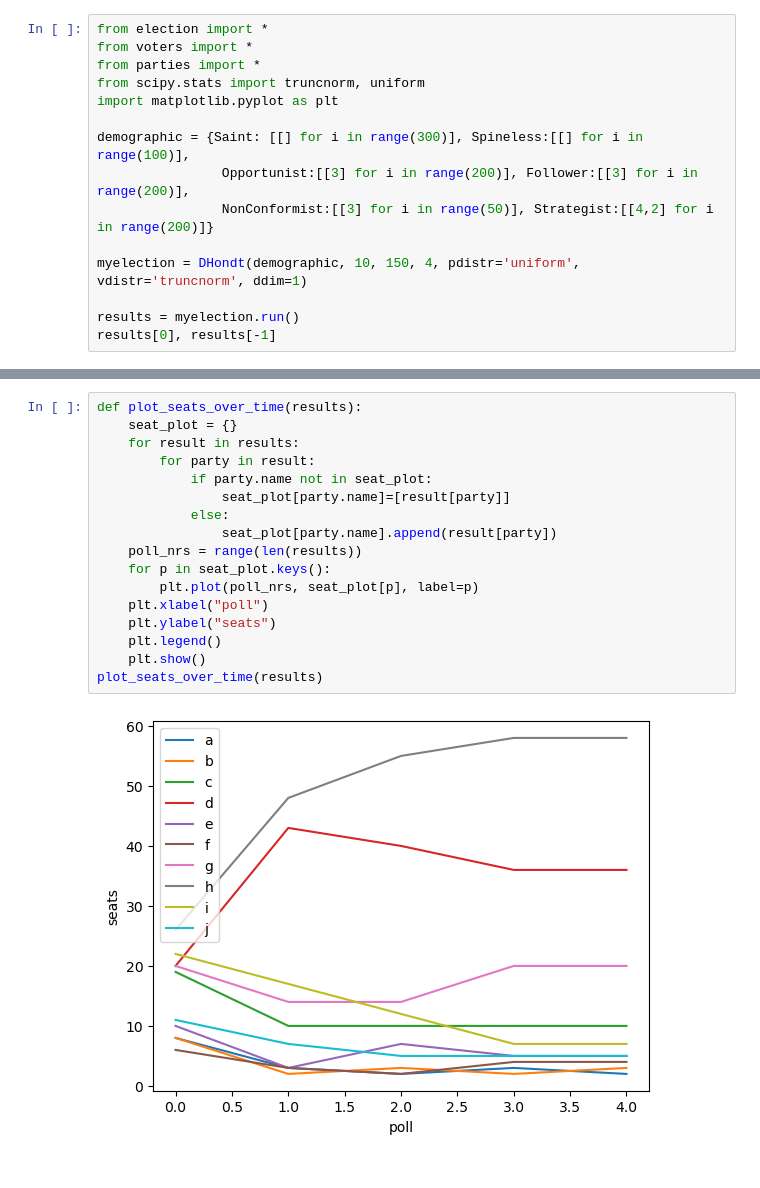
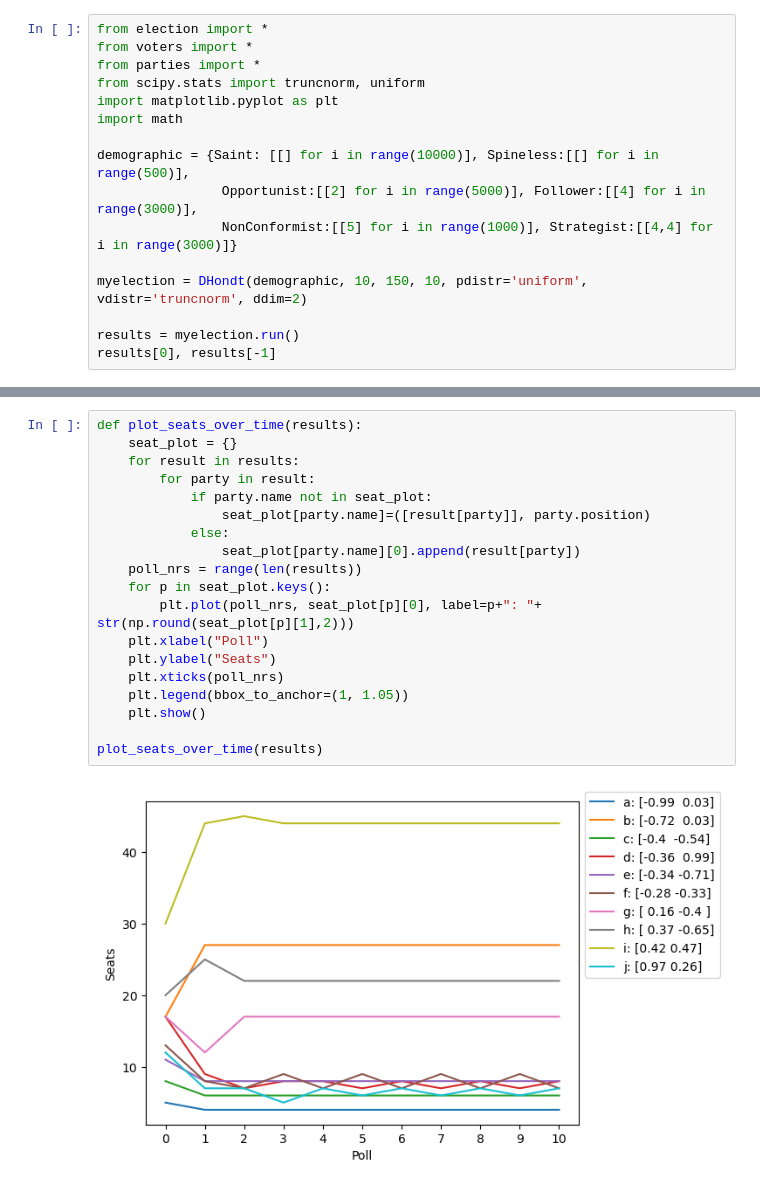
Before and after one commit to LisaEvO/COMSOC, a Jupyter notebook: test.ipynb, the cells around one changed output, grey strips where cells are left out. Saved outputs shown, nothing was run; the diff lists cells and outputs as text.

Commit message:
Prettier plotting

```diff
--- a/test.ipynb
+++ b/test.ipynb
@@ -4,12 +4,13 @@ from voters import *
 from parties import *
 from scipy.stats import truncnorm, uniform
 import matplotlib.pyplot as plt
+import math
 
-demographic = {Saint: [[] for i in range(300)], Spineless:[[] for i in range(100)],
-                Opportunist:[[3] for i in range(200)], Follower:[[3] for i in range(200)],
-                NonConformist:[[3] for i in range(50)], Strategist:[[4,2] for i in range(200)]}
+demographic = {Saint: [[] for i in range(10000)], Spineless:[[] for i in range(500)],
+                Opportunist:[[2] for i in range(5000)], Follower:[[4] for i in range(3000)],
+                NonConformist:[[5] for i in range(1000)], Strategist:[[4,4] for i in range(3000)]}
 
-myelection = DHondt(demographic, 10, 150, 4, pdistr='uniform', vdistr='truncnorm', ddim=1)
+myelection = DHondt(demographic, 10, 150, 10, pdistr='uniform', vdistr='truncnorm', ddim=2)
 
 results = myelection.run()
 results[0], results[-1]
@@ -48,19 +47,21 @@ plt.show()
 # %%
 def plot_seats_over_time(results):
     seat_plot = {}
     for result in results:
         for party in result:
             if party.name not in seat_plot:
-                seat_plot[party.name]=[result[party]]
+                seat_plot[party.name]=([result[party]], party.position)
             else:
-                seat_plot[party.name].append(result[party])
+                seat_plot[party.name][0].append(result[party])
     poll_nrs = range(len(results))
     for p in seat_plot.keys():
-        plt.plot(poll_nrs, seat_plot[p], label=p)
-    plt.xlabel("poll")
-    plt.ylabel("seats")
-    plt.legend()
+        plt.plot(poll_nrs, seat_plot[p][0], label=p+": "+ str(np.round(seat_plot[p][1],2)))
+    plt.xlabel("Poll")
+    plt.ylabel("Seats")
+    plt.xticks(poll_nrs)
+    plt.legend(bbox_to_anchor=(1, 1.05))
     plt.show()
+
 plot_seats_over_time(results)
 # %% [output]
-[figure, old version]
+[figure, new version]
```
Also changed, not shown: parts of 2 cells of this notebook.
